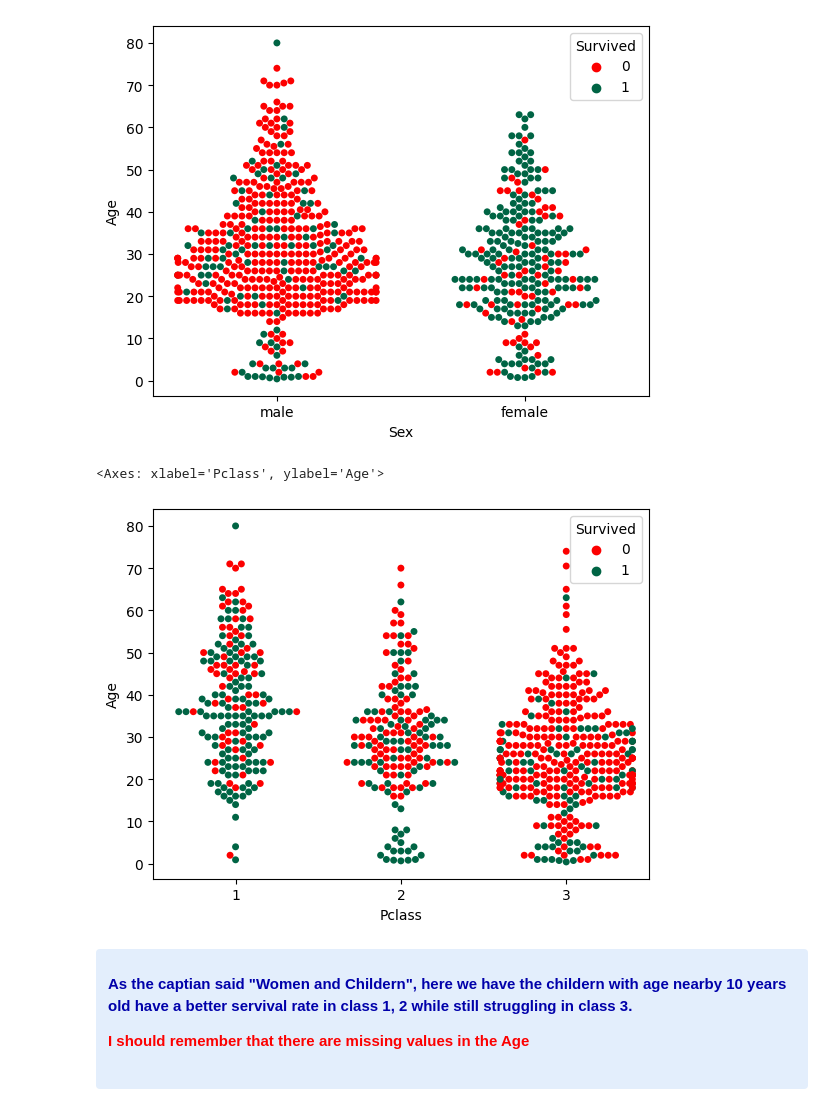
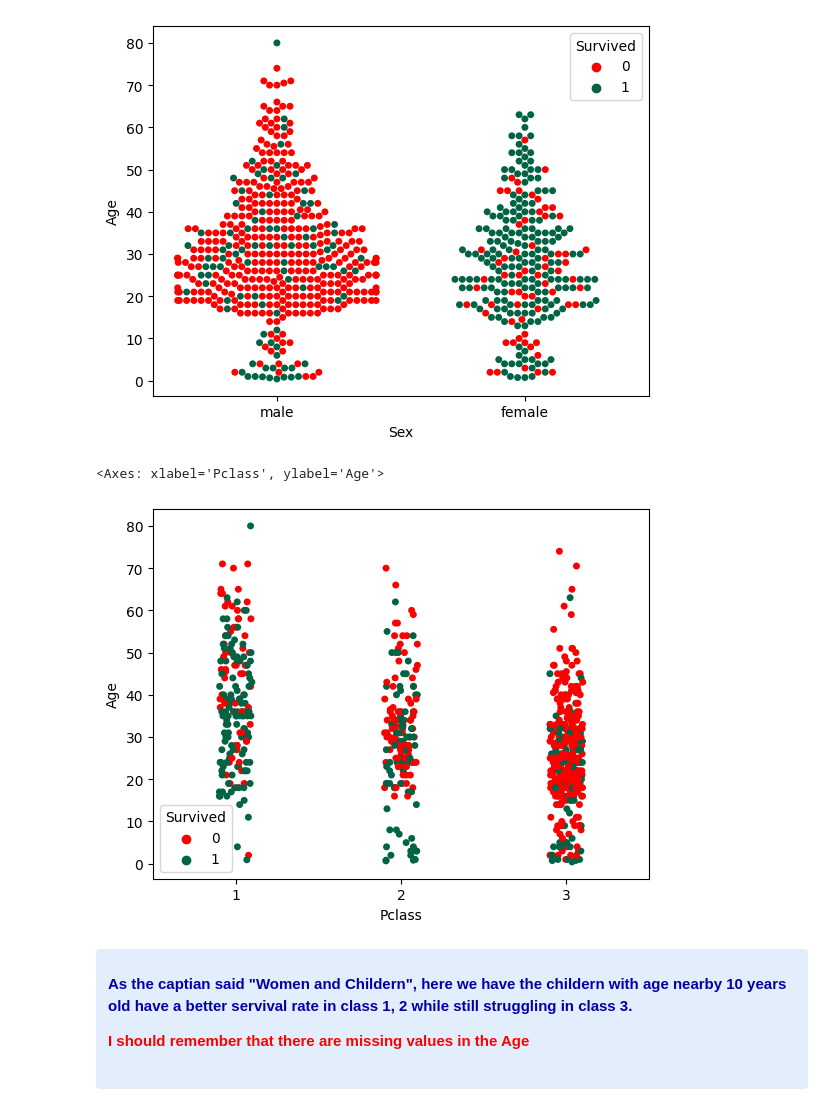
Before and after one commit to mohamedyosef101/titanic-survival-prediction, a Jupyter notebook: EDA.ipynb, the cells around one changed output. Drawn from its saved outputs; the diff is of its cells as text; code cells hidden in the pictures.

Commit message:
Exploratory Data Analysis

```diff
--- a/EDA.ipynb
+++ b/EDA.ipynb
@@ -97,10 +97,10 @@ sns.swarmplot(x='Sex', y="Age", hue="Survived", palette=["#fc0000", "#006444"],
 [figure]
 # %%
 # survival and Age with Class
-sns.swarmplot(x='Pclass', y="Age", hue="Survived", palette=["#fc0000", "#006444"], data=trainData)
+sns.stripplot(x='Pclass', y="Age", hue="Survived", palette=["#fc0000", "#006444"], data=trainData)
 # %% [output]
 <Axes: xlabel='Pclass', ylabel='Age'>
-[figure, old version]
+[figure, new version]
 # %% [markdown]
 <div style="background: #e3eefc; padding: 24px 12px; color: #00a; font-weight: bold; margin: 4px 80px 4px 4px; border-radius: 4px;">
 <p>As the captian said "Women and Childern", here we have the childern with age nearby 10 years old have a better servival rate in class 1, 2 while still struggling in class 3.<p>
```
Also changed, not shown: parts of 2 cells of this notebook.
